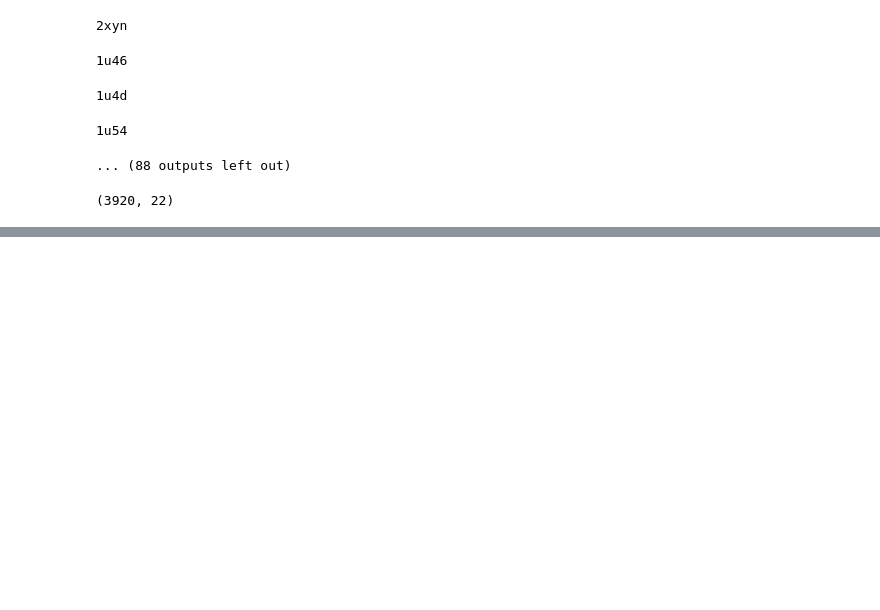
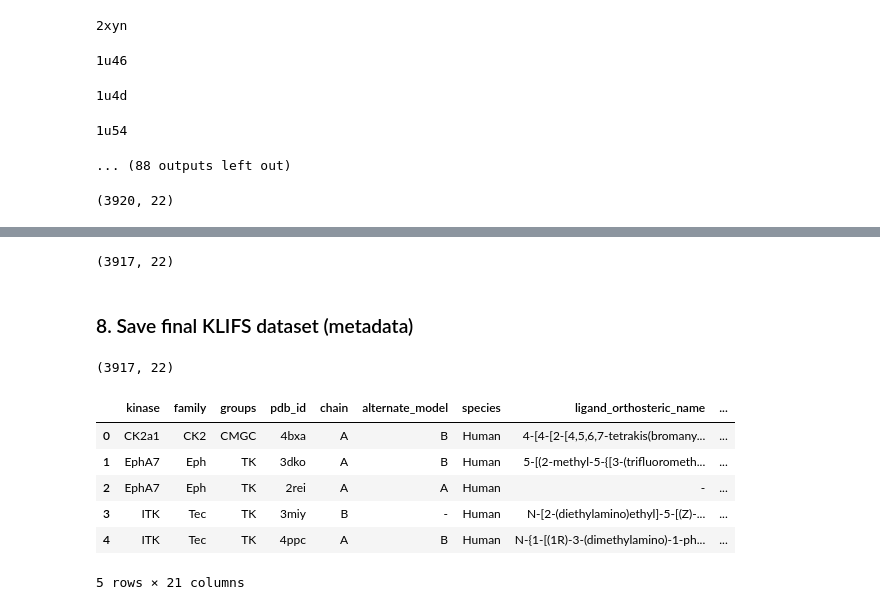
Before and after one commit to volkamerlab/kissim, a Jupyter notebook: scripts/preprocessing.ipynb, the cells around one changed output, grey strips where cells are left out. Saved outputs shown, nothing was run; the diff lists cells and outputs as text; code cells hidden in the pictures; blank space fills up the shorter version.

```diff
--- a/scripts/preprocessing.ipynb
+++ b/scripts/preprocessing.ipynb
@@ -189,2 +226,22 @@ klifs_metadata_filtered.shape
+# %%
+klifs_metadata_filtered.shape
+# %% [output]
+(3917, 22)
+# %% [markdown]
+### 8. Save final KLIFS dataset (metadata)
+# %%
+klifs_metadata_filtered.shape
+# %% [output]
+(3917, 22)
+# %%
+klifs_metadata.head()
+# %% [output]
+|  | kinase | family | groups | pdb_id | chain | alternate_model | species | ligand_orthosteric_name | ... |
+| 0 | CK2a1 | CK2 | CMGC | 4bxa | A | B | Human | 4-[4-[2-[4,5,6,7-tetrakis(bromany... | ... |
+| 1 | EphA7 | Eph | TK | 3dko | A | B | Human | 5-[(2-methyl-5-{[3-(trifluorometh... | ... |
+| 2 | EphA7 | Eph | TK | 2rei | A | A | Human | - | ... |
+| 3 | ITK | Tec | TK | 3miy | B | - | Human | N-[2-(diethylamino)ethyl]-5-[(Z)-... | ... |
+| 4 | ITK | Tec | TK | 4ppc | A | B | Human | N-{1-[(1R)-3-(dimethylamino)-1-ph... | ... |
+5 rows × 21 columns
 # %%
 klifs_metadata_filtered.to_csv(path_to_data / 'preprocessed' / 'klifs_metadata_preprocessed.csv')
```
Also changed, not shown: parts of 11 cells of this notebook.
